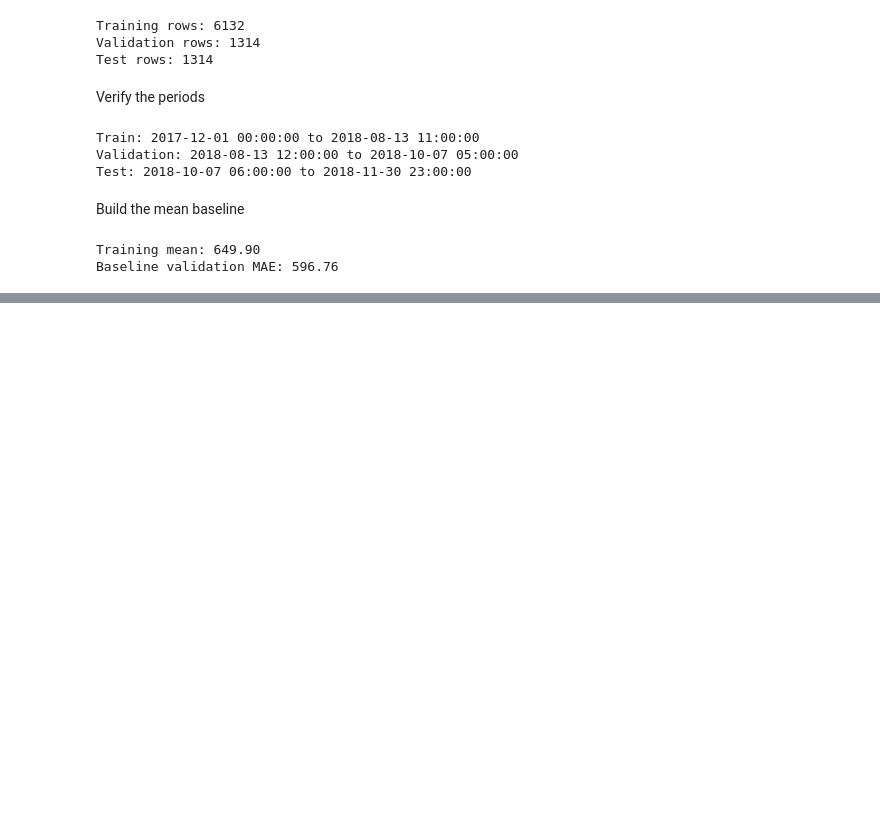
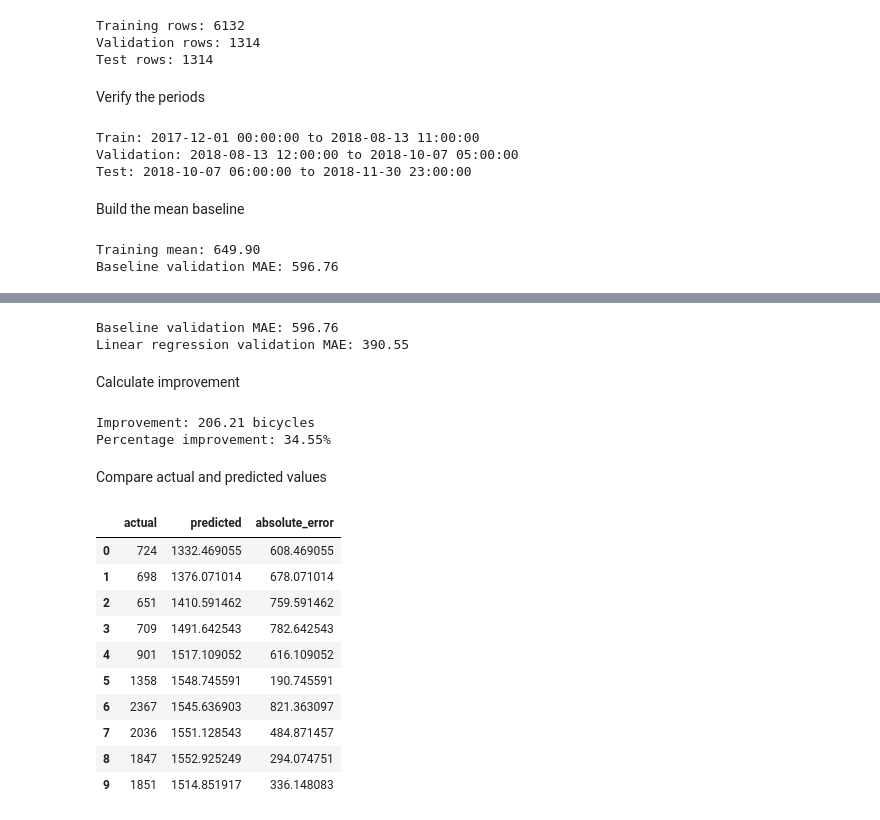
Before and after one commit to Maramy93/seoul-bike-demand-mlops, a Jupyter notebook: notebooks/02_baseline_model.ipynb, the cells around one changed output, grey strips where cells are left out. Saved outputs shown, nothing was run; the diff lists cells and outputs as text; code cells hidden in the pictures; blank space fills up the shorter version.

```diff
--- a/notebooks/02_baseline_model.ipynb
+++ b/notebooks/02_baseline_model.ipynb
@@ -99,0 +144,9 @@ Baseline validation MAE: 596.76
+# %%
+X_train = train_df[all_features]
+y_train = train_df[target]
+
+X_validation = validation_df[all_features]
+y_validation = validation_df[target]
+
+print("X_train shape:", X_train.shape)
+print("y_train shape:", y_train.shape)
@@ -99,0 +191,9 @@ Baseline validation MAE: 596.76
+# %%
+linear_pipeline = Pipeline(
+    steps=[
+        ("preprocessor", preprocessor),
+        ("model", LinearRegression()),
+    ]
+)
+
+linear_pipeline
@@ -99,0 +219,2 @@ Baseline validation MAE: 596.76
+# %%
+linear_pipeline.fit(X_train, y_train)
@@ -99,0 +238,8 @@ Baseline validation MAE: 596.76
+# %%
+linear_predictions = linear_pipeline.predict(X_validation)
+
+linear_predictions = np.maximum(linear_predictions, 0)
+
+linear_predictions[:10]
+
+# We replace negative predictions with zero because negative bicycle demand is impossible.
@@ -99,0 +252,51 @@ Baseline validation MAE: 596.76
+# %%
+linear_mae = mean_absolute_error(
+    y_validation,
+    linear_predictions,
+)
+
+print(f"Baseline validation MAE: {baseline_mae:.2f}")
+print(f"Linear regression validation MAE: {linear_mae:.2f}")
+
+# Lower MAE is better.
+# %% [output]
+Baseline validation MAE: 596.76
+Linear regression validation MAE: 390.55
+# %% [markdown]
+Calculate improvement
+# %%
+improvement = baseline_mae - linear_mae
+improvement_percentage = improvement / baseline_mae * 100
+
+print(f"Improvement: {improvement:.2f} bicycles")
+print(f"Percentage improvement: {improvement_percentage:.2f}%")
+# %% [output]
+Improvement: 206.21 bicycles
+Percentage improvement: 34.55%
+# %% [markdown]
+Compare actual and predicted values
+# %%
+comparison = pd.DataFrame(
+    {
+        "actual": y_validation.to_numpy(),
+        "predicted": linear_predictions,
+    }
+)
+
+comparison["absolute_error"] = (
+    comparison["actual"] - comparison["predicted"]
+).abs()
+
+comparison.head(10)
+# %% [output]
+|  | actual | predicted | absolute_error |
+| 0 | 724 | 1332.469055 | 608.469055 |
+| 1 | 698 | 1376.071014 | 678.071014 |
+| 2 | 651 | 1410.591462 | 759.591462 |
+| 3 | 709 | 1491.642543 | 782.642543 |
+| 4 | 901 | 1517.109052 | 616.109052 |
+| 5 | 1358 | 1548.745591 | 190.745591 |
+| 6 | 2367 | 1545.636903 | 821.363097 |
+| 7 | 2036 | 1551.128543 | 484.871457 |
+| 8 | 1847 | 1552.925249 | 294.074751 |
+| 9 | 1851 | 1514.851917 | 336.148083 |
```
Also changed, not shown: parts of 54 cells of this notebook, 2 other files.
